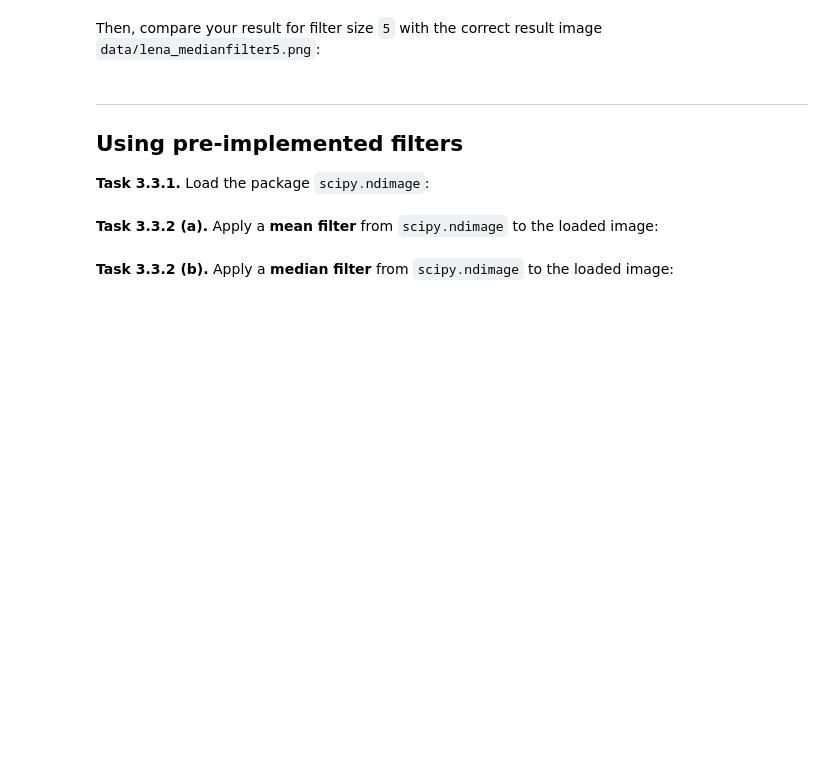
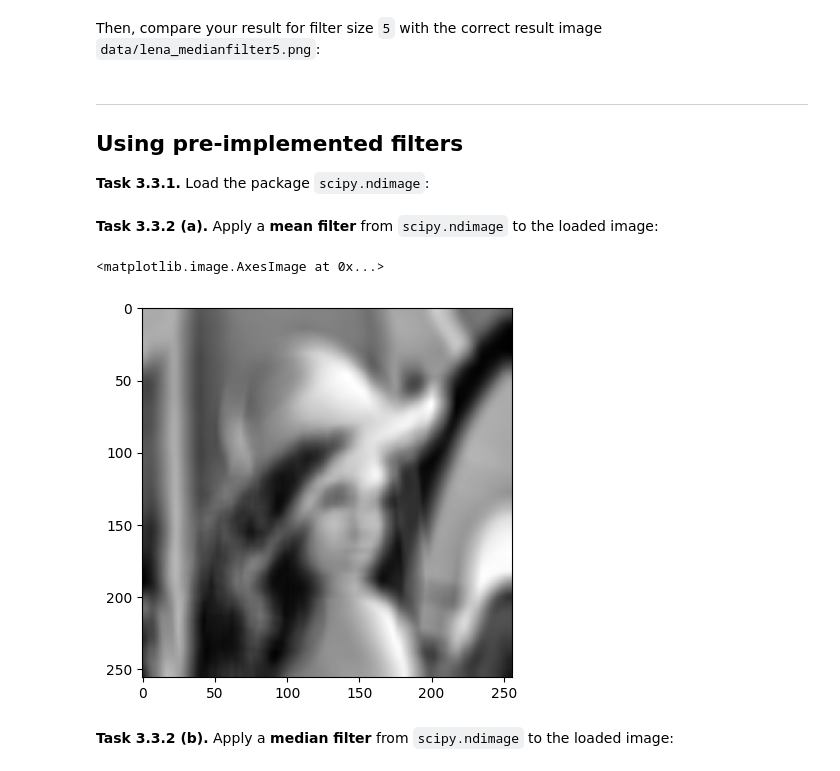
Before and after one commit to tfauer/mobi-fs3-python, a Jupyter notebook: task3.ipynb, the cells around one changed output. Drawn from its saved outputs; the diff is of its cells as text; code cells hidden in the pictures; blank space fills up the shorter version.

```diff
--- a/task3.ipynb
+++ b/task3.ipynb
@@ -108,4 +110,10 @@ assert numpy.allclose(lena_filter5, medianfilter(lena, 5), atol = 1/255)
 # %% [markdown]
 **<a id="#">Task 3.3.2 (a).</a>** Apply a **mean filter** from `scipy.ndimage` to the loaded image:
+# %%
+plt.figure()
+plt.imshow(scipy.ndimage.uniform_filter(lena, 17), 'gray')
+# %% [output]
+<matplotlib.image.AxesImage at 0x...>
+[figure, added]
 # %% [markdown]
 **<a id="#">Task 3.3.2 (b).</a>** Apply a **median filter** from `scipy.ndimage` to the loaded image:
```
Also changed, not shown: parts of 11 cells of this notebook, 1 other file.
